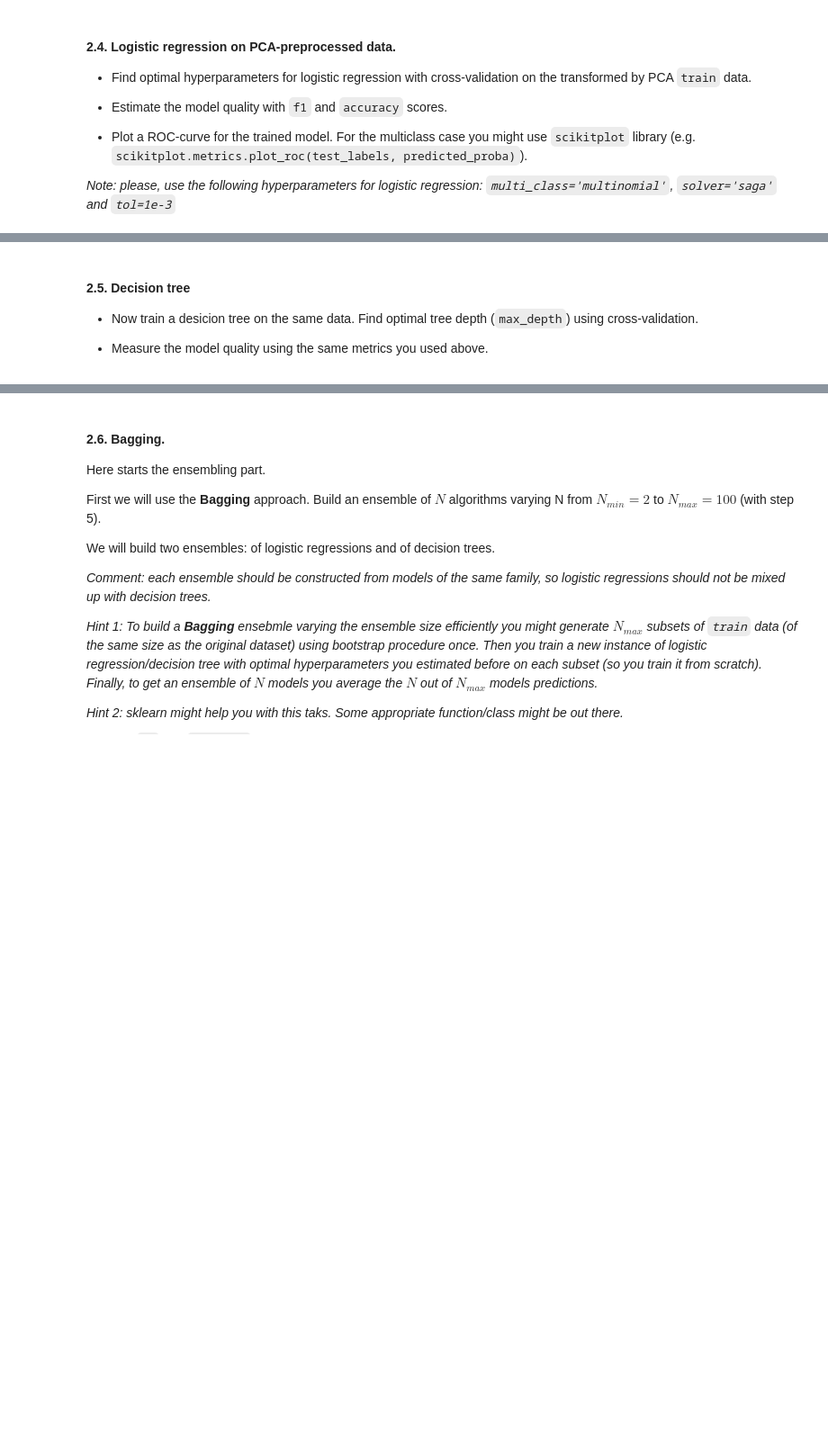
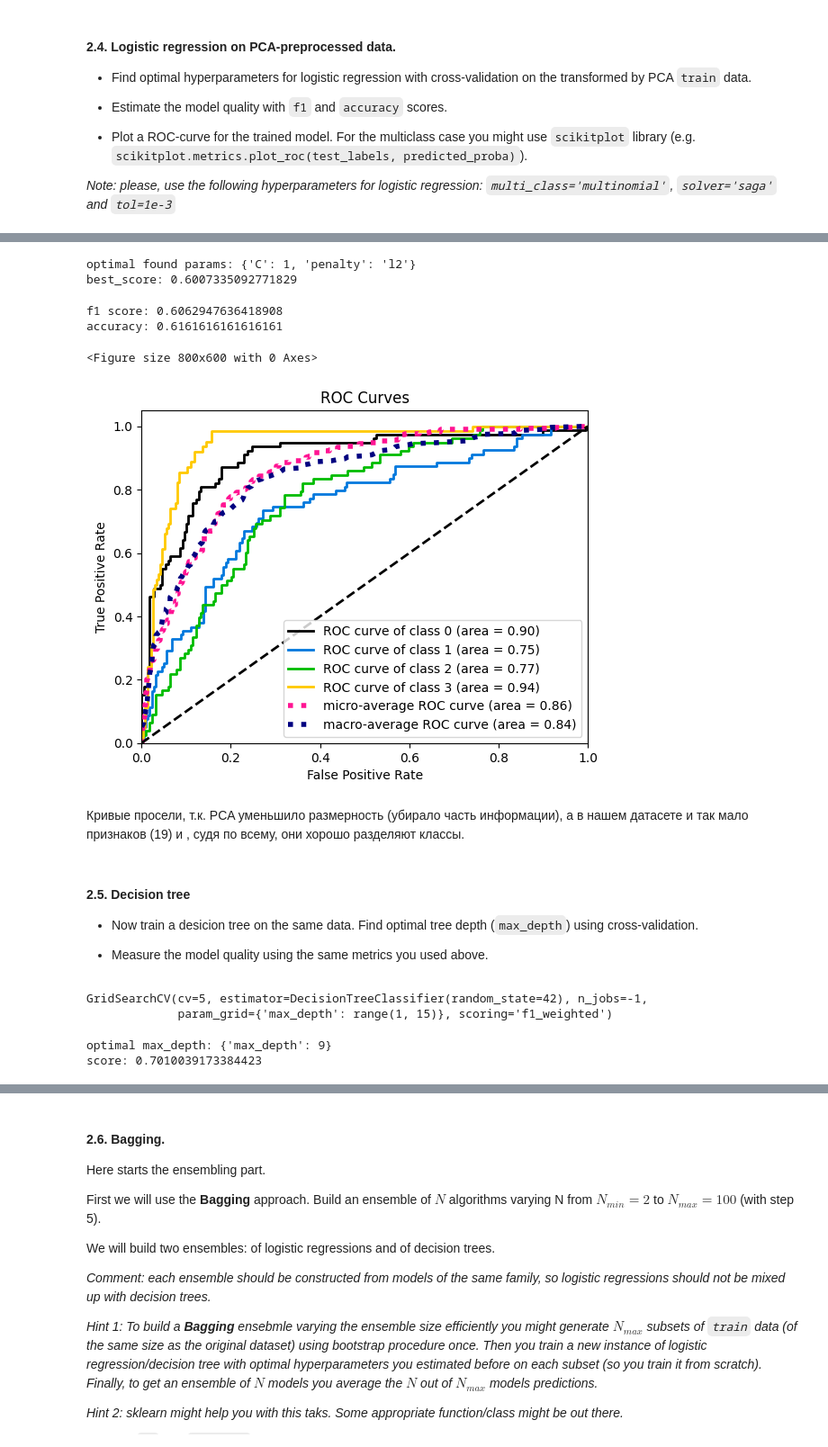
Before and after one commit to GreasyGoose/mipt_ml, a Jupyter notebook: lab01/lab01_part2_ml_pipeline_filled.ipynb, the cells around one changed output, grey strips where cells are left out. Shown at 90% size. Saved outputs shown, nothing was run; the diff lists cells and outputs as text; code cells hidden in the pictures; blank space fills up the shorter version.

```diff
--- a/lab01/lab01_part2_ml_pipeline_filled.ipynb
+++ b/lab01/lab01_part2_ml_pipeline_filled.ipynb
@@ -174,17 +174,17 @@ np.int64(3)
 from sklearn.linear_model import LogisticRegression
 from sklearn.model_selection import GridSearchCV
 # %%
-logreg = LogisticRegression(multi_class='multinomial',
-                            solver='saga',
-                            tol=1e-3,
-                            max_iter=500,
-                            random_state=42,
-                            )
+model = LogisticRegression(multi_class='multinomial',
+                           solver='saga',
+                           tol=1e-3,
+                           max_iter=500,
+                           random_state=42,
+                           )
 # %%
 param_grid = {'C': [0.1, 1, 10, 100, 1000],
               'penalty': ['l2', 'l1'],
               }
-grid = GridSearchCV(logreg, param_grid=param_grid, cv=5, scoring='f1_weighted', n_jobs=-1)
+grid = GridSearchCV(model, param_grid=param_grid, cv=5, scoring='f1_weighted', n_jobs=-1)
 # %%
 grid.fit(X_train, y_train)
 # %% [output]
@@ -341,3 +341,17 @@ Total explained variance with 8 components: 0.9656
 *Note: please, use the following hyperparameters for logistic regression: `multi_class='multinomial'`, `solver='saga'` and `tol=1e-3`*
 # %%
 ### YOUR CODE HERE
+# %%
+logreg_pca = LogisticRegression(multi_class='multinomial',
+                                solver='saga',
+                                tol=1e-3,
+                                max_iter=500,
+                                random_state=42,
+                                )
+
+param_grid = {'C': [0.01, 0.1, 1, 10, 100],
+              'penalty': ['l2', 'l1'],
+              }
+
+grid_pca = GridSearchCV(logreg_pca, param_grid, cv=5, scoring='f1_weighted', n_jobs=-1)
+grid_pca.fit(X_train_pca, y_train)
@@ -344,3 +367,32 @@ Total explained variance with 8 components: 0.9656
+# %%
+print("optimal found params:", grid_pca.best_params_)
+print("best_score:", grid_pca.best_score_)
+# %% [output]
+optimal found params: {'C': 1, 'penalty': 'l2'}
+best_score: 0.6007335092771829
+# %%
+model_pca = grid_pca.best_estimator_
+y_pred_pca = model_pca.predict(X_test_pca)
+
+acc_pca = accuracy_score(y_test, y_pred_pca)
+f1_pca = f1_score(y_test, y_pred_pca, average='macro')
+
+print("f1 score:", f1_pca)
+print("accuracy:", acc_pca)
+# %% [output]
+f1 score: 0.6062947636418908
+accuracy: 0.6161616161616161
+# %%
+y_pred_proba_pca = model_pca.predict_proba(X_test_pca)
+
+plt.figure(figsize=(8, 6))
+skplt.metrics.plot_roc(y_test, y_pred_proba_pca)
+plt.show()
+# %% [output]
+<Figure size 800x600 with 0 Axes>
+[figure, added]
+# %% [markdown]
+Кривые просели, т.к. PCA уменьшило размерность (убирало часть информации), а в нашем датасете и так мало признаков (19) и , судя по всему, они хорошо разделяют классы.
 # %% [markdown]
 #### 2.5. Decision tree
 * Now train a desicion tree on the same data. Find optimal tree depth (`max_depth`) using cross-validation.
@@ -352,0 +409,12 @@ from sklearn.tree import DecisionTreeClassifier
+# %%
+grid_tree = GridSearchCV(model, param_grid, cv=5, scoring='f1_weighted', n_jobs=-1)
+grid_tree.fit(X_train, y_train)
+# %% [output]
+GridSearchCV(cv=5, estimator=DecisionTreeClassifier(random_state=42), n_jobs=-1,
+             param_grid={'max_depth': range(1, 15)}, scoring='f1_weighted')
+# %%
+print("optimal max_depth:", grid_tree.best_params_)
+print("score:", grid_tree.best_score_)
+# %% [output]
+optimal max_depth: {'max_depth': 9}
+score: 0.7010039173384423
```
Also changed, not shown: parts of 37 cells of this notebook.
